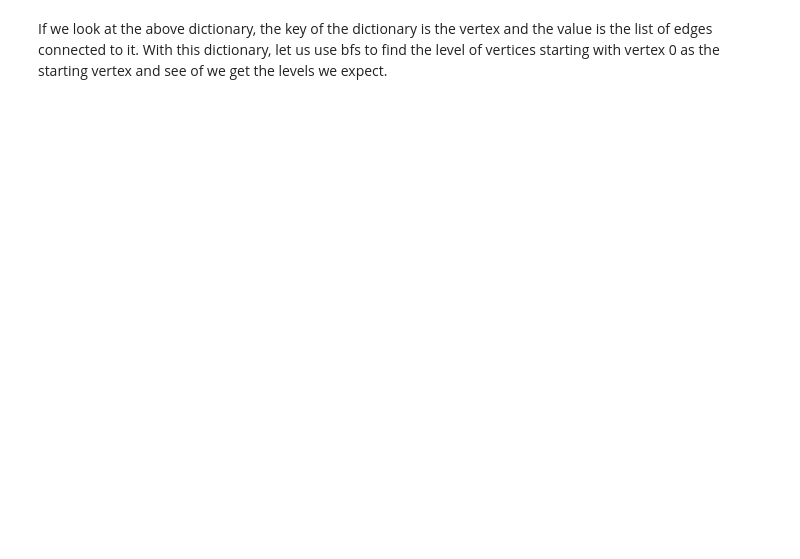
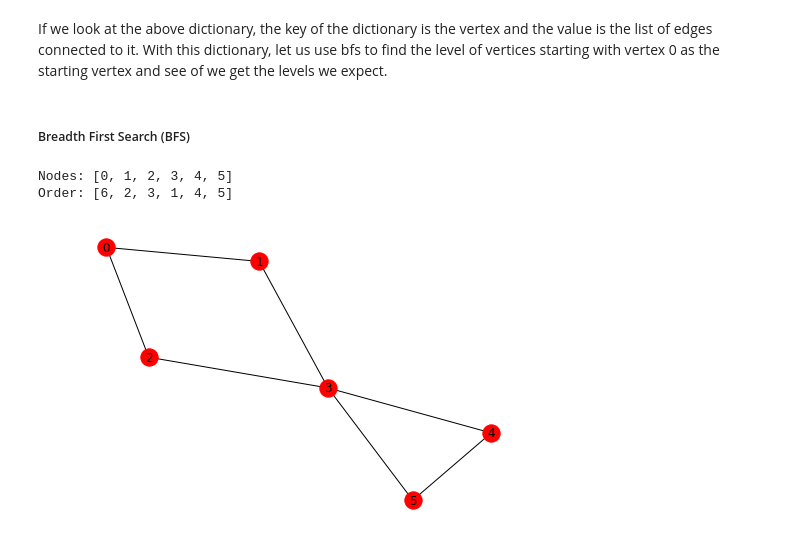
Before and after one commit to aishwarya34/AlgorithmsIlluminated, a Jupyter notebook: C2W1_10GRAPH_SEARCH_AND_CONNECTIVITY.ipynb, the cells around one changed output. Cells and saved outputs as stored; diff of their text form; code cells hidden in the pictures; blank space fills up the shorter version.

```diff
--- a/C2W1_10GRAPH_SEARCH_AND_CONNECTIVITY.ipynb
+++ b/C2W1_10GRAPH_SEARCH_AND_CONNECTIVITY.ipynb
@@ -60,2 +60,38 @@ adjacency_dict
 # %% [markdown]
 If we look at the above dictionary, the key of the dictionary is the vertex and the value is the list of edges connected to it. With this dictionary, let us use bfs to find the level of vertices starting with vertex 0 as the starting vertex and see of we get the levels we expect.
+# %% [markdown]
+##### Breadth First Search (BFS)
+# %%
+import numpy as np
+import networkx as nx
+from multiprocessing import Queue
+import matplotlib.pyplot as plt
+
+def bfs(G, start):
+    print("Nodes: {}".format(list(G.nodes)))
+    nodes = list(G.nodes)
+    order = 1
+    explored = [0]*len(list(G.nodes))
+    explored[nodes.index(start)] = order
+    q = Queue()
+    q.put(int(start))
+    while not q.empty():
+        v = q.get()
+        w = list(G.adj[v])
+        for adjnode in w:
+            if explored[nodes.index(adjnode)] == 0:
+                order += 1
+                explored[nodes.index(adjnode)] = order
+                q.put(int(adjnode))
+    print("Order: {}".format(explored))
+
+
+G = nx.Graph()
+edges = [(0, 1), (0, 2), (2, 3), (1, 3), (3, 4), (3, 5), (4, 5)]
+G.add_edges_from(edges)
+nx.draw(G, with_labels = True)
+bfs(G, 3)
+# %% [output]
+Nodes: [0, 1, 2, 3, 4, 5]
+Order: [6, 2, 3, 1, 4, 5]
+[figure, added]
```
Also changed, not shown: parts of 10 cells of this notebook.
